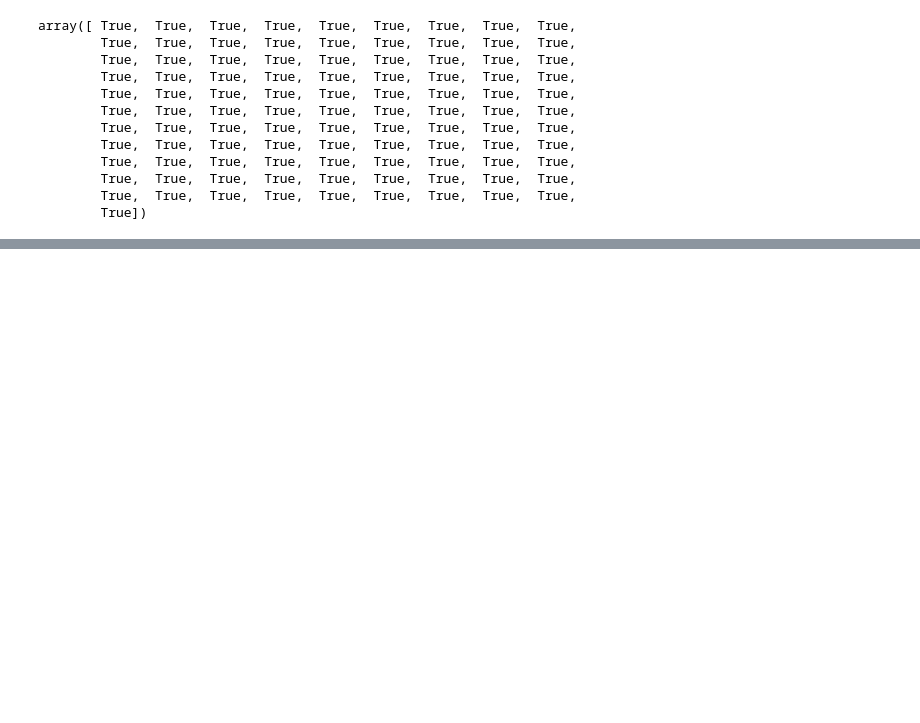
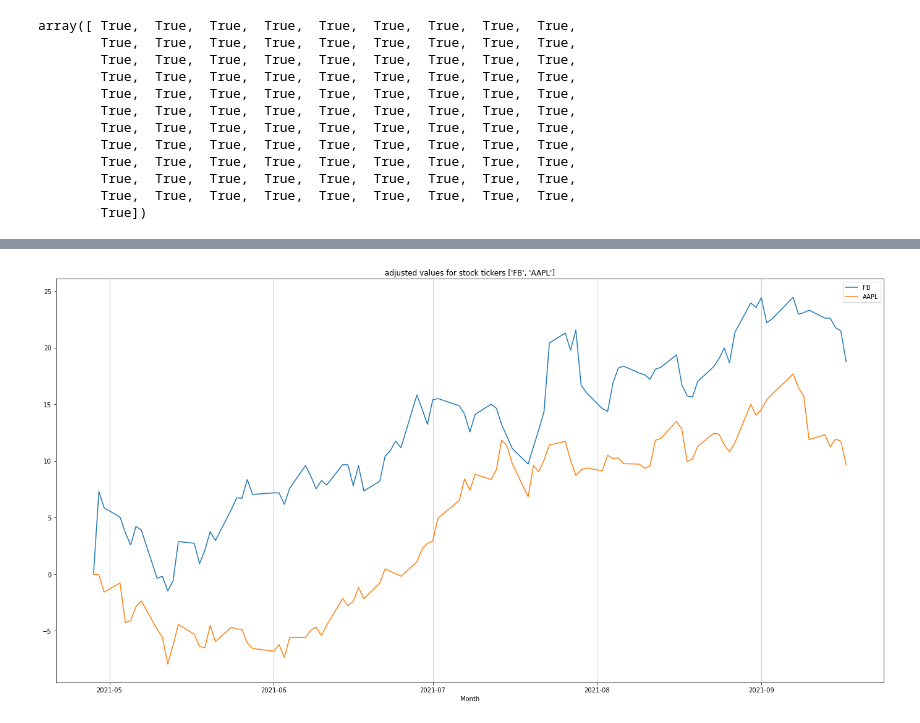
Before and after one commit to mischiatim/flask-framework, a Jupyter notebook: query_and_visualize_stocks_locally.ipynb, the cells around one changed output, grey strips where cells are left out. Drawn from its saved outputs; the diff is of its cells as text; code cells hidden in the pictures; blank space fills up the shorter version.

```diff
--- a/query_and_visualize_stocks_locally.ipynb
+++ b/query_and_visualize_stocks_locally.ipynb
@@ -85,0 +188,6 @@ ticker_df.index = pd.to_datetime(ticker_df.index)
+# %%
+ticker_df_all['FB']=ticker_df
+# %%
+ticker_df_all['AAPL']=ticker_df_new
+# %%
+ticker_df_all = pd.concat(ticker_df_all,axis=1)
@@ -126,5 +279,5 @@ array([ True,  True,  True,  True,  True,  True,  True,  True,  True,
         True])
 # %%
 #So now I can officially specify that the data is sampled every business (US-based) day
-ticker_df.index.freq=bday_us
+ticker_df_all.index.freq=bday_us
 # %%
@@ -149,0 +343,25 @@ DatetimeIndex(['2021-04-23', '2021-04-26', '2021-04-27', '2021-04-28',
+# %%
+import matplotlib.pyplot as plt
+%matplotlib inline
+
+fig = plt.figure(figsize=[24,12])
+
+var_to_show = '5. adjusted close' #'4. close' #'1. open' #'5. adjusted close'
+
+tickers_all = ['FB','AAPL']
+
+for ticker in tickers_all:
+    series_to_show = ticker_df_all[ticker,var_to_show]
+
+    #normalization
+    series_to_show = 100*(series_to_show - series_to_show[0])/series_to_show[0]
+
+    plt.plot(series_to_show, label=ticker)
+
+plt.xlabel('Month')
+plt.grid(axis='x', color='0.75')
+plt.legend()
+
+plt.title('{} values for stock tickers {}'.format(var_to_show.split()[1],tickers_all),y=1.00);
+# %% [output]
+[figure, added]
```
Also changed, not shown: parts of 37 cells of this notebook, 1 other file.
